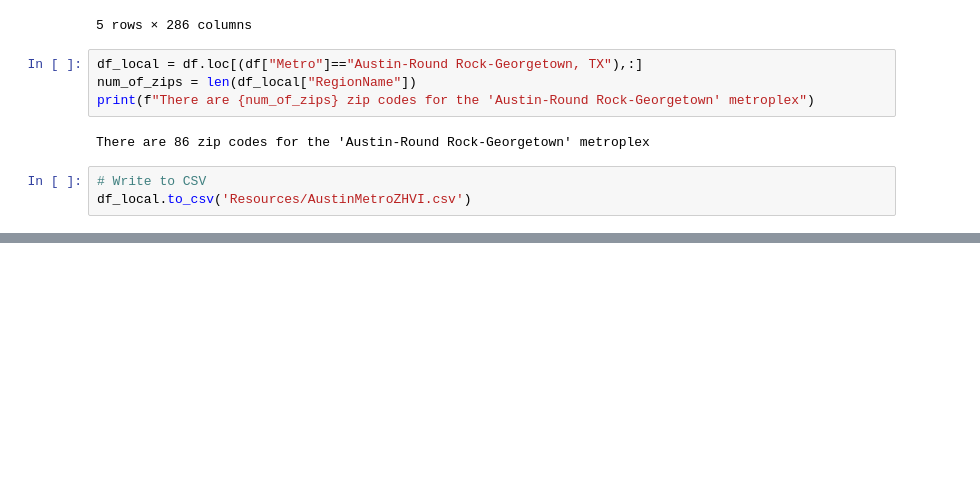
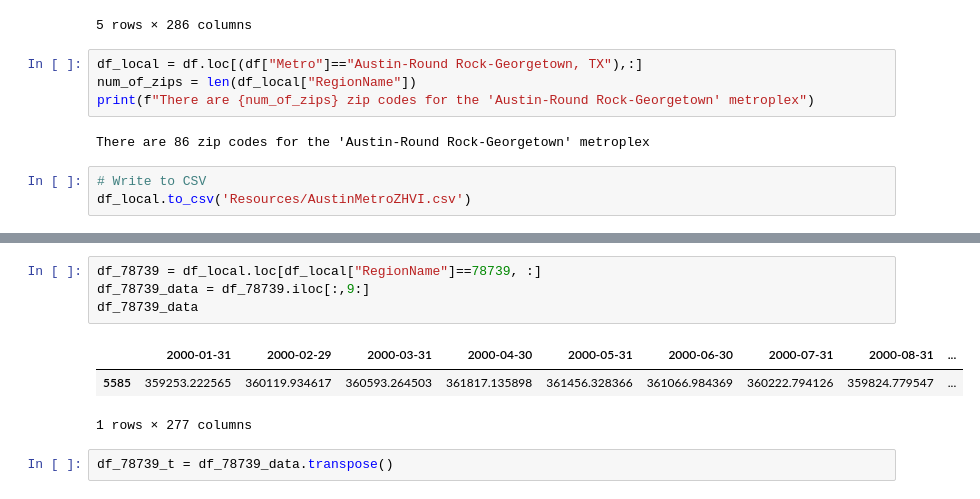
Before and after one commit to JenniferM-BShulyak/zillow_austin_housing_market, a Jupyter notebook: initial_setup.ipynb, the cells around one changed output, grey strips where cells are left out. Saved outputs shown, nothing was run; the diff lists cells and outputs as text; blank space fills up the shorter version.

```diff
--- a/initial_setup.ipynb
+++ b/initial_setup.ipynb
@@ -22,0 +40,10 @@ df_local.to_csv('Resources/AustinMetroZHVI.csv')
+# %%
+df_78739 = df_local.loc[df_local["RegionName"]==78739, :]
+df_78739_data = df_78739.iloc[:,9:]
+df_78739_data
+# %% [output]
+|  | 2000-01-31 | 2000-02-29 | 2000-03-31 | 2000-04-30 | 2000-05-31 | 2000-06-30 | 2000-07-31 | 2000-08-31 | ... |
+| 5585 | 359253.222565 | 360119.934617 | 360593.264503 | 361817.135898 | 361456.328366 | 361066.984369 | 360222.794126 | 359824.779547 | ... |
+1 rows × 277 columns
+# %%
+df_78739_t = df_78739_data.transpose()
```
Also changed, not shown: parts of 12 cells of this notebook.
